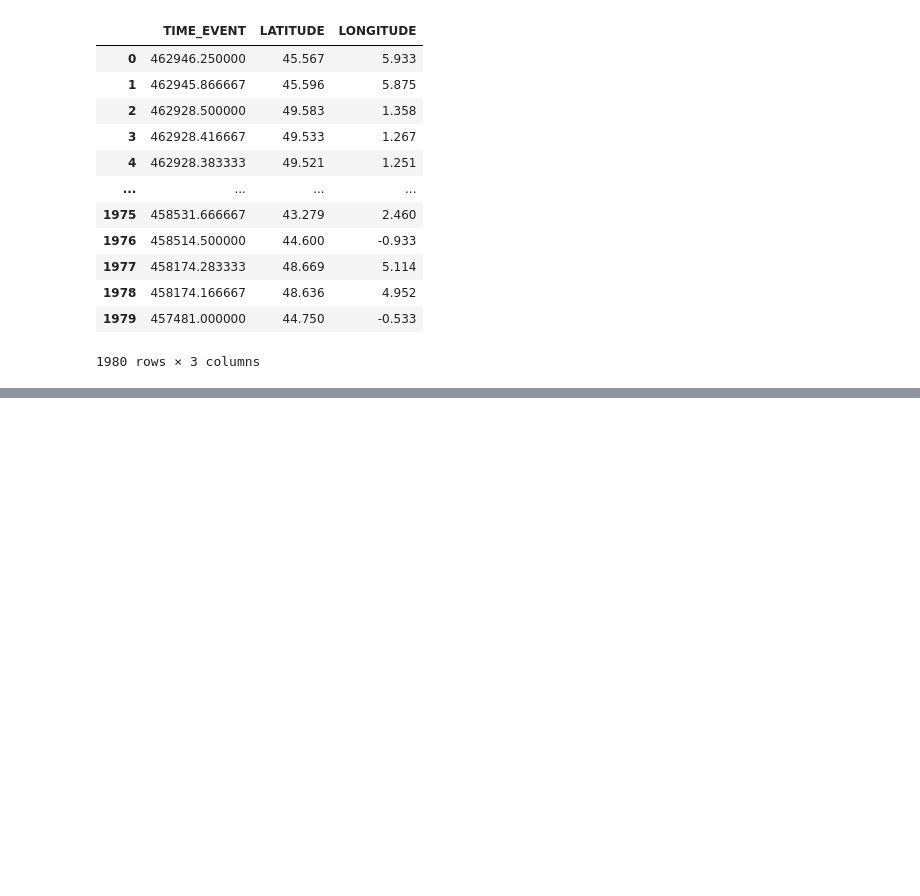
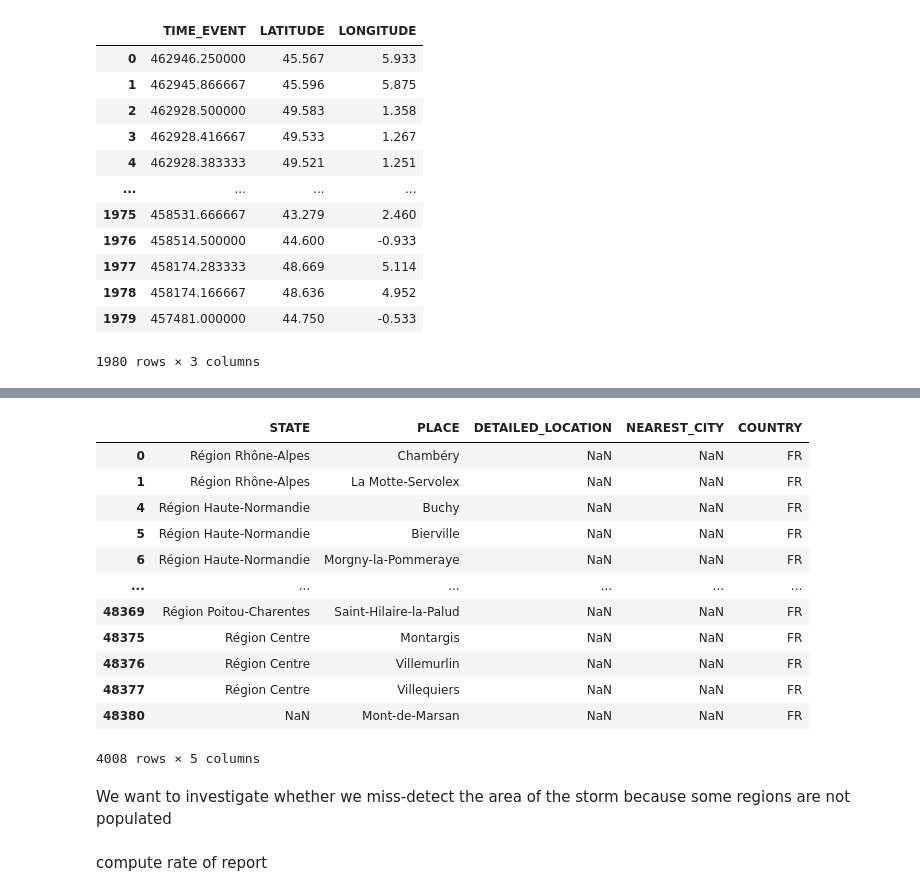
Before and after one commit to eliottmlg/Statapp-Hail-storm, a Jupyter notebook: parameters.ipynb, the cells around one changed output, grey strips where cells are left out. Cells and saved outputs as stored; diff of their text form; code cells hidden in the pictures; blank space fills up the shorter version.

```diff
--- a/parameters.ipynb
+++ b/parameters.ipynb
@@ -190,0 +148,2 @@ Run DBSCAN over since 2013 and compare the result
+# %%
+database = pd.read_csv("C:/Users/t480/Desktop/University courses/ENSAE 2A/STATAPP/Statapp-Hail-storm/eswd_reports_europe_1970_2022.csv")
@@ -190,0 +188,19 @@ Run DBSCAN over since 2013 and compare the result
+# %%
+database.columns
+geo = database[["STATE", 'PLACE', 'DETAILED_LOCATION','NEAREST_CITY', 'COUNTRY']]
+geo = geo[geo['COUNTRY'] == 'FR']
+geo
+# %% [output]
+|  | STATE | PLACE | DETAILED_LOCATION | NEAREST_CITY | COUNTRY |
+| 0 | Région Rhône-Alpes | Chambéry | NaN | NaN | FR |
+| 1 | Région Rhône-Alpes | La Motte-Servolex | NaN | NaN | FR |
+| 4 | Région Haute-Normandie | Buchy | NaN | NaN | FR |
+| 5 | Région Haute-Normandie | Bierville | NaN | NaN | FR |
+| 6 | Région Haute-Normandie | Morgny-la-Pommeraye | NaN | NaN | FR |
+| ... | ... | ... | ... | ... | ... |
+| 48369 | Région Poitou-Charentes | Saint-Hilaire-la-Palud | NaN | NaN | FR |
+| 48375 | Région Centre | Montargis | NaN | NaN | FR |
+| 48376 | Région Centre | Villemurlin | NaN | NaN | FR |
+| 48377 | Région Centre | Villequiers | NaN | NaN | FR |
+| 48380 | NaN | Mont-de-Marsan | NaN | NaN | FR |
+4008 rows × 5 columns
@@ -190,0 +223,4 @@ Run DBSCAN over since 2013 and compare the result
+# %% [markdown]
+We want to investigate whether we miss-detect the area of the storm because some regions are not populated
+# %% [markdown]
+compute rate of report
```
Also changed, not shown: parts of 14 cells of this notebook, 9 other files.
